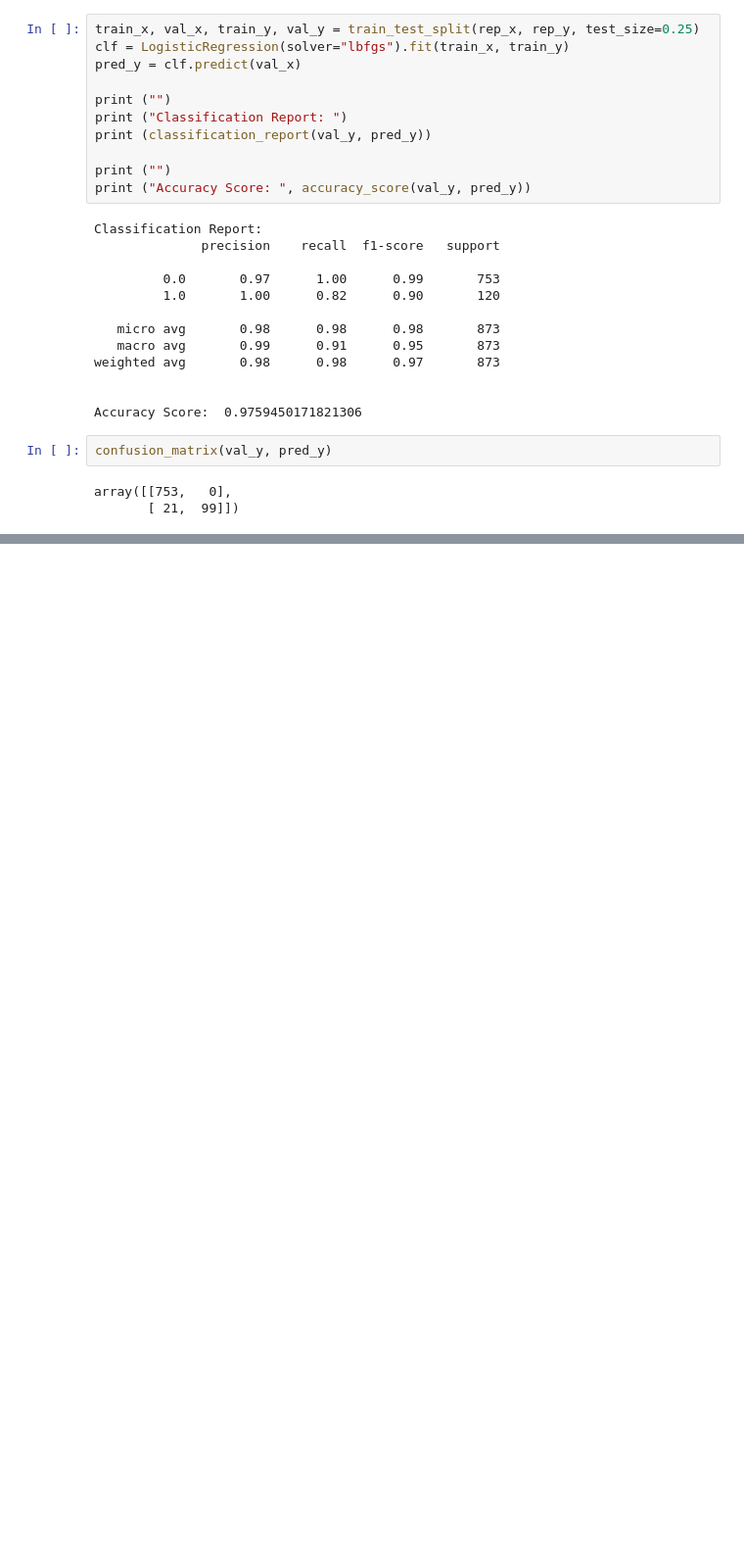
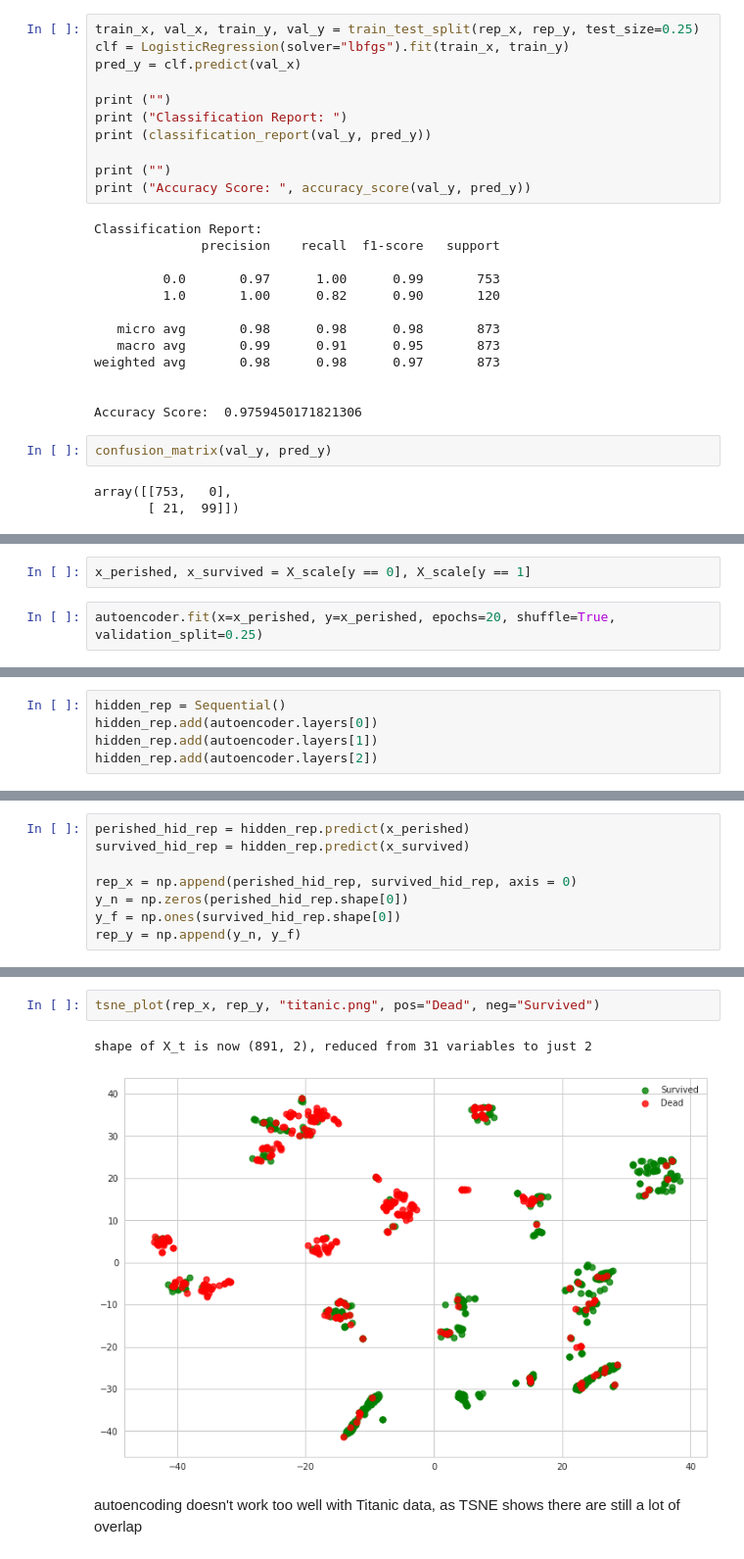
Before and after one commit to jasonchanhku/Keras, a Jupyter notebook: autoencoders/notebook/autoencoder_tsne.ipynb, the cells around one changed output, grey strips where cells are left out. Shown: that part at 98% size. Drawn from its saved outputs; the diff is of its cells as text; blank space fills up the shorter version.

```diff
--- a/autoencoders/notebook/autoencoder_tsne.ipynb
+++ b/autoencoders/notebook/autoencoder_tsne.ipynb
@@ -315,0 +443,4 @@ array([[753,   0],
+# %%
+x_perished, x_survived = X_scale[y == 0], X_scale[y == 1]
+# %%
+autoencoder.fit(x=x_perished, y=x_perished, epochs=20, shuffle=True, validation_split=0.25)
@@ -315,0 +468,5 @@ array([[753,   0],
+# %%
+hidden_rep = Sequential()
+hidden_rep.add(autoencoder.layers[0])
+hidden_rep.add(autoencoder.layers[1])
+hidden_rep.add(autoencoder.layers[2])
@@ -315,0 +487,8 @@ array([[753,   0],
+# %%
+perished_hid_rep = hidden_rep.predict(x_perished)
+survived_hid_rep = hidden_rep.predict(x_survived)
+
+rep_x = np.append(perished_hid_rep, survived_hid_rep, axis = 0)
+y_n = np.zeros(perished_hid_rep.shape[0])
+y_f = np.ones(survived_hid_rep.shape[0])
+rep_y = np.append(y_n, y_f)
@@ -315,0 +527,7 @@ array([[753,   0],
+# %%
+tsne_plot(rep_x, rep_y, "titanic.png", pos="Dead", neg="Survived")
+# %% [output]
+shape of X_t is now (891, 2), reduced from 31 variables to just 2
+[figure, added]
+# %% [markdown]
+autoencoding doesn't work too well with Titanic data, as TSNE shows there are still a lot of overlap
```
Also changed, not shown: parts of 19 cells of this notebook.
